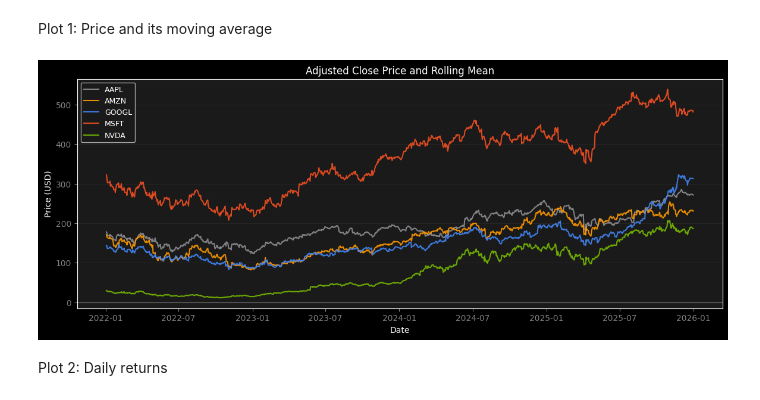
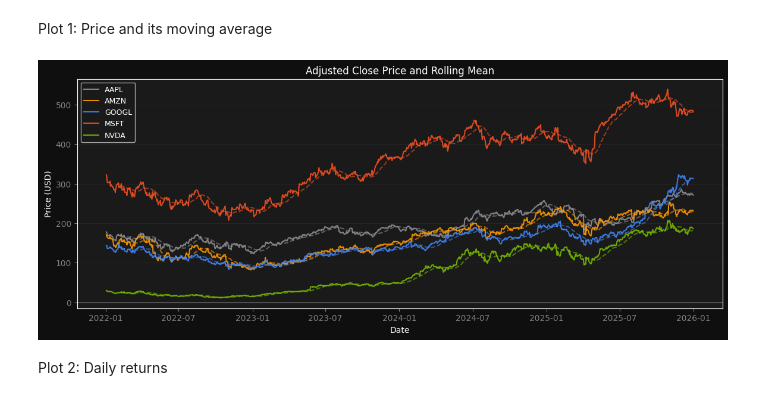
Before and after one commit to RobertArustamyan/QFProject1, a Jupyter notebook: main.ipynb, the cells around one changed output. Saved outputs shown, nothing was run; the diff lists cells and outputs as text; code cells hidden in the pictures.

```diff
--- a/main.ipynb
+++ b/main.ipynb
@@ -60,21 +62,22 @@ rolling_window = 25 # Month has 25 trading days
 Plot 1: Price and its moving average
 # %%
 fig, ax = plt.subplots(figsize=(14, 5))
+fig.patch.set_facecolor("#0F0F0F")
 ax.set_facecolor("#1A1A1A")
 for ticker in data.columns:
     ax.plot(data.index, data[ticker], color=colors[ticker], label=ticker, alpha=0.9)
-    # ax.plot(data.index, data[ticker].ro)
+    ax.plot(data.index, data[ticker].rolling(rolling_window).mean(), color=colors[ticker], linestyle="--", alpha=0.6)
 
 ax.axhline(0, color="gray", linewidth=0.8)
 ax.tick_params(colors="gray")
 ax.set_title("Adjusted Close Price and Rolling Mean", color="white")
 ax.set_ylabel("Price (USD)")
 ax.grid(axis="y", color="#2A2A2A", linewidth=0.5)
 ax.set_xlabel("Date")
 ax.legend(facecolor="#1A1A1A", labelcolor="white", framealpha=0.8, fontsize=9)
 plt.savefig("plots/price_rolling_mean.png",facecolor=fig.get_facecolor())
 # %% [output]
-[figure, old version]
+[figure, new version]
 # %% [markdown]
 Plot 2: Daily returns
 # %%
```
Also changed, not shown: parts of 5 cells of this notebook, 1 other file.
